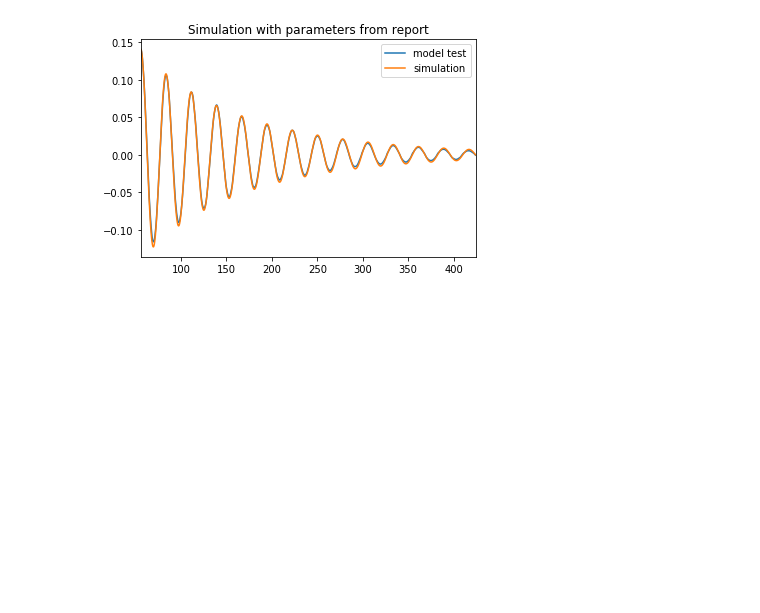
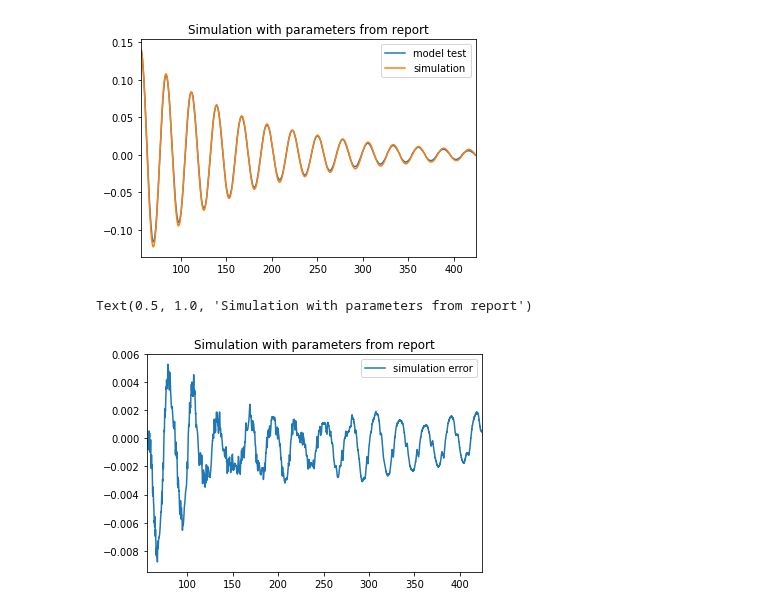
Before and after one commit to martinlarsalbert/rolldecay, a Jupyter notebook: notebooks/rolldecay/03.1_maa_roll_decay_test_system_identification.ipynb, the cells around one changed output. Drawn from its saved outputs; the diff is of its cells as text; code cells hidden in the pictures; blank space fills up the shorter version.

```diff
--- a/notebooks/rolldecay/03.1_maa_roll_decay_test_system_identification.ipynb
+++ b/notebooks/rolldecay/03.1_maa_roll_decay_test_system_identification.ipynb
@@ -117,3 +117,12 @@ ax.set_title('Simulation with parameters from report')
 # %% [output]
 Text(0.5, 1.0, 'Simulation with parameters from report')
 [figure]
+# %%
+fig,ax = plt.subplots()
+df_sim['phi_error'] = df_sim['phi'] - df_cut['phi']
+
+df_sim.plot(y='phi_error', ax=ax, label='simulation error')
+ax.set_title('Simulation with parameters from report')
+# %% [output]
+Text(0.5, 1.0, 'Simulation with parameters from report')
+[figure, added]
```
Also changed, not shown: 2 other files.
